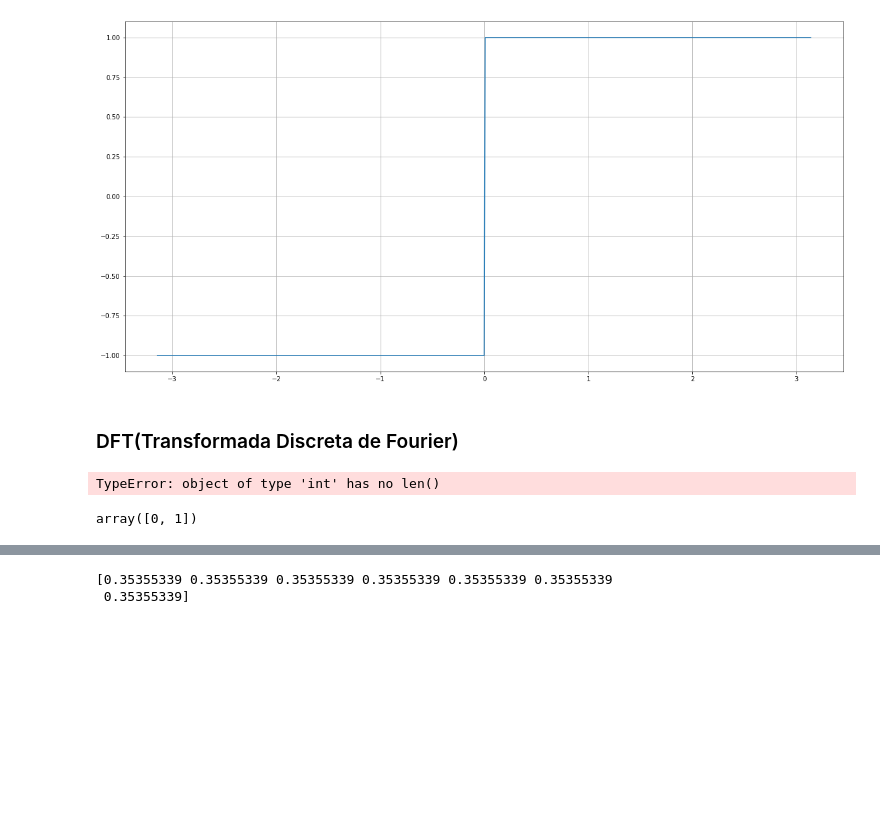
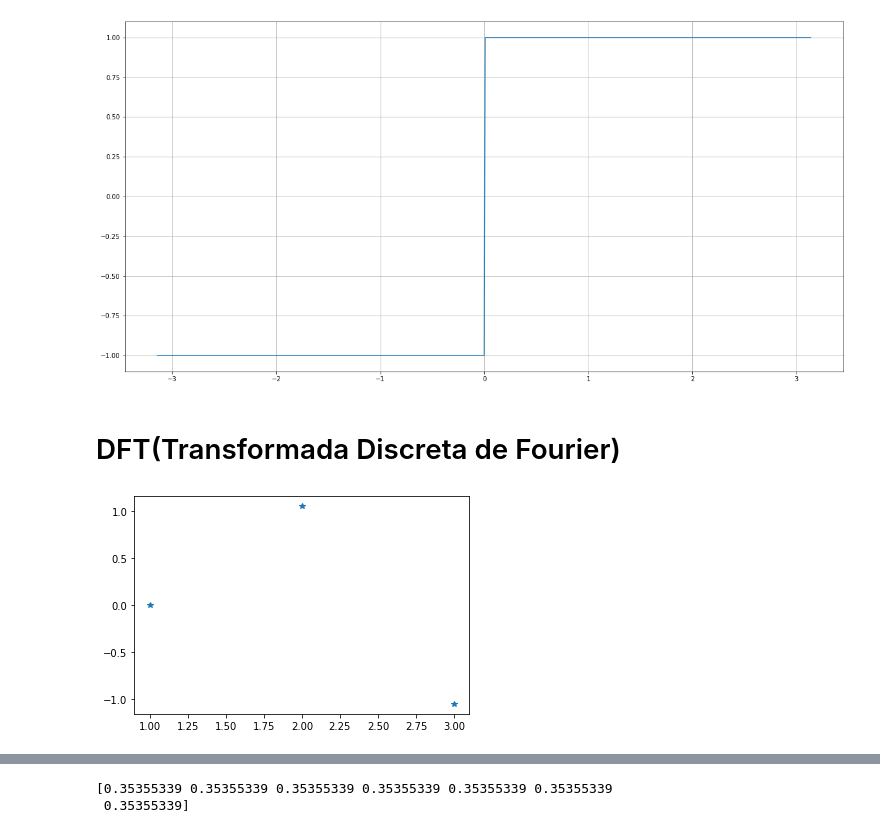
Before and after one commit to HelioLeoesEC/Introducao_wavelet, a Jupyter notebook: main.ipynb, the cells around one changed output, grey strips where cells are left out. Cells and saved outputs as stored; diff of their text form; code cells hidden in the pictures; blank space fills up the shorter version.

```diff
--- a/main.ipynb
+++ b/main.ipynb
@@ -136,12 +136,19 @@ plt.grid(True)
 # %% [output]
 [figure]
 # %% [markdown]
-### DFT(Transformada Discreta de Fourier)
+# DFT(Transformada Discreta de Fourier)
 # %%
+import matplotlib.pyplot as plt
+import numpy as np
+from ipywidgets import interactive
+from ipywidgets import IntSlider
+import math
+
+
 def real(n,m,N):
     return np.cos(2*np.pi*n*(m/N))
 def imaginaria(n,m,N):
-    return np.sin(2*np.pi*n*(m/N))
+    return -1*np.sin(2*np.pi*n*(m/N))
 
 def DFT(amostragem,m,x):
 
@@ -152,7 +159,7 @@ def DFT(amostragem,m,x):
         for i in range(amostragem):
             ponto_real = 0
             ponto_imaginario = 0
-            for j in range(amostragem):
+            for j in range(len(m)):
                 re =  x[j]*real(i,j,amostragem)
                 ponto_real = ponto_real + re
                 imagi = x[j]*imaginaria(i,j,amostragem)
@@ -160,17 +167,23 @@ def DFT(amostragem,m,x):
 
 
             coeficiente.append([ponto_real,ponto_imaginario])
-        print(coeficiente)
+        magnitude = []
+        fase = []
+        for i in range(amostragem):
+            mag = np.sqrt(coeficiente[i][0]**2 + coeficiente[i][1]**2)
+            magnitude.append(mag)
+            if coeficiente[i][0] ==0:
+                fase.append((np.pi/2))
+            else:
+                 fs = math.atan(coeficiente[i][1]/coeficiente[i][0])
+                 fase.append(fs)
+        plt.plot(m,fase,"*")
     else:
         print("As matrizes precisam ter o mesmo tamanho!")
 # %%
 x = [1,2,3]
 y = [1,2,1]
 # %%
-DFT(amostragem=4,m=x,x=y)
+DFT(amostragem=3,m=x,x=y)
 # %% [output]
-TypeError: object of type 'int' has no len()
+[figure, added]
-# %%
-np.arange(0,2,1)
-# %% [output]
-array([0, 1])
```
Also changed, not shown: parts of 1 cell of this notebook, 1 other file.
